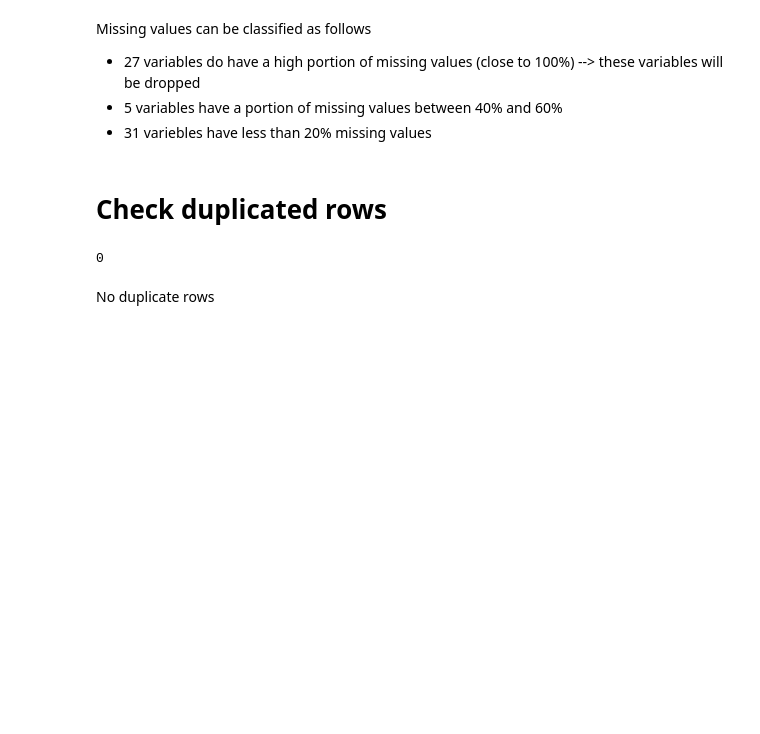
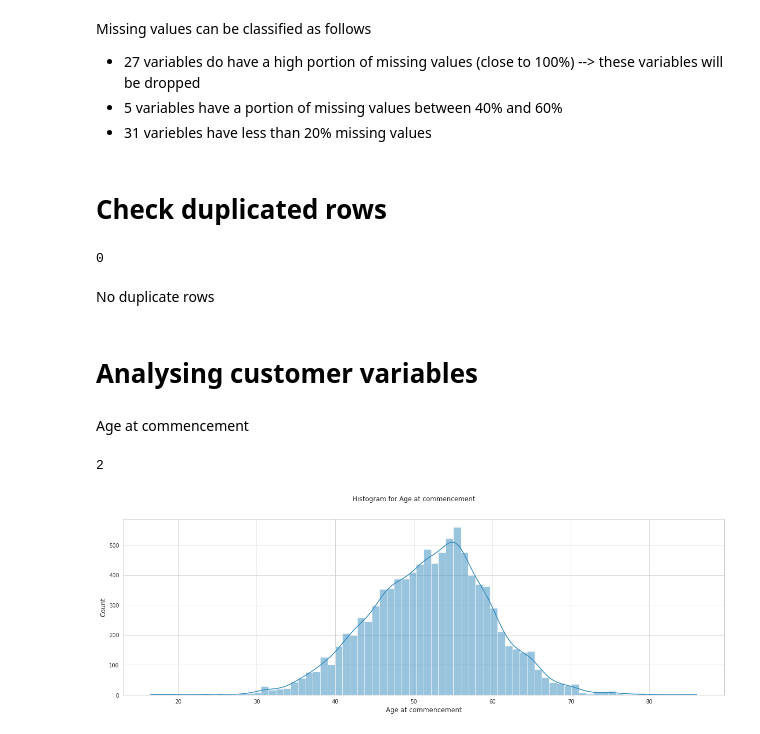
Before and after one commit to pyagoubi/Customer-Analysis, a Jupyter notebook: Customer.ipynb, the cells around one changed output. Saved outputs shown, nothing was run; the diff lists cells and outputs as text; code cells hidden in the pictures; blank space fills up the shorter version.

```diff
--- a/Customer.ipynb
+++ b/Customer.ipynb
@@ -172,3 +156,30 @@ data.duplicated().sum()
 0
 # %% [markdown]
 No duplicate rows
+# %% [markdown]
+# Analysing customer variables
+# %% [markdown]
+Age at commencement
+# %%
+data['DOB'].isnull().sum()
+# %% [output]
+2
+# %%
+# formating DOB column
+data['DOB'] = pd.to_datetime(data['DOB'])
+data.loc[data['DOB'].dt.year >= 2020, 'DOB'] -= pd.DateOffset(years=100)
+# %%
+# calculate Age at commencement by CommencementDate - DOB (date of birth)
+
+data['CommencementDate'] = pd.to_datetime(data['CommencementDate'])
+
+data['Age at commencement'] = (data['CommencementDate'] - data['DOB']).dt.days / 365.25
+# %%
+# Plot the data
+fig, axes = plt.subplots(1, 1, figsize = (20, 6))
+fig.suptitle('Histogram for Age at commencement')
+sns.histplot(x = 'Age at commencement', data = data, kde = True, ax = axes)
+plt.axvline(x=data['Age at commencement'].mean(), linestyle="--"
+            color='red')
+# %% [output]
+[figure, added]
```
Also changed, not shown: parts of 2 cells of this notebook.
